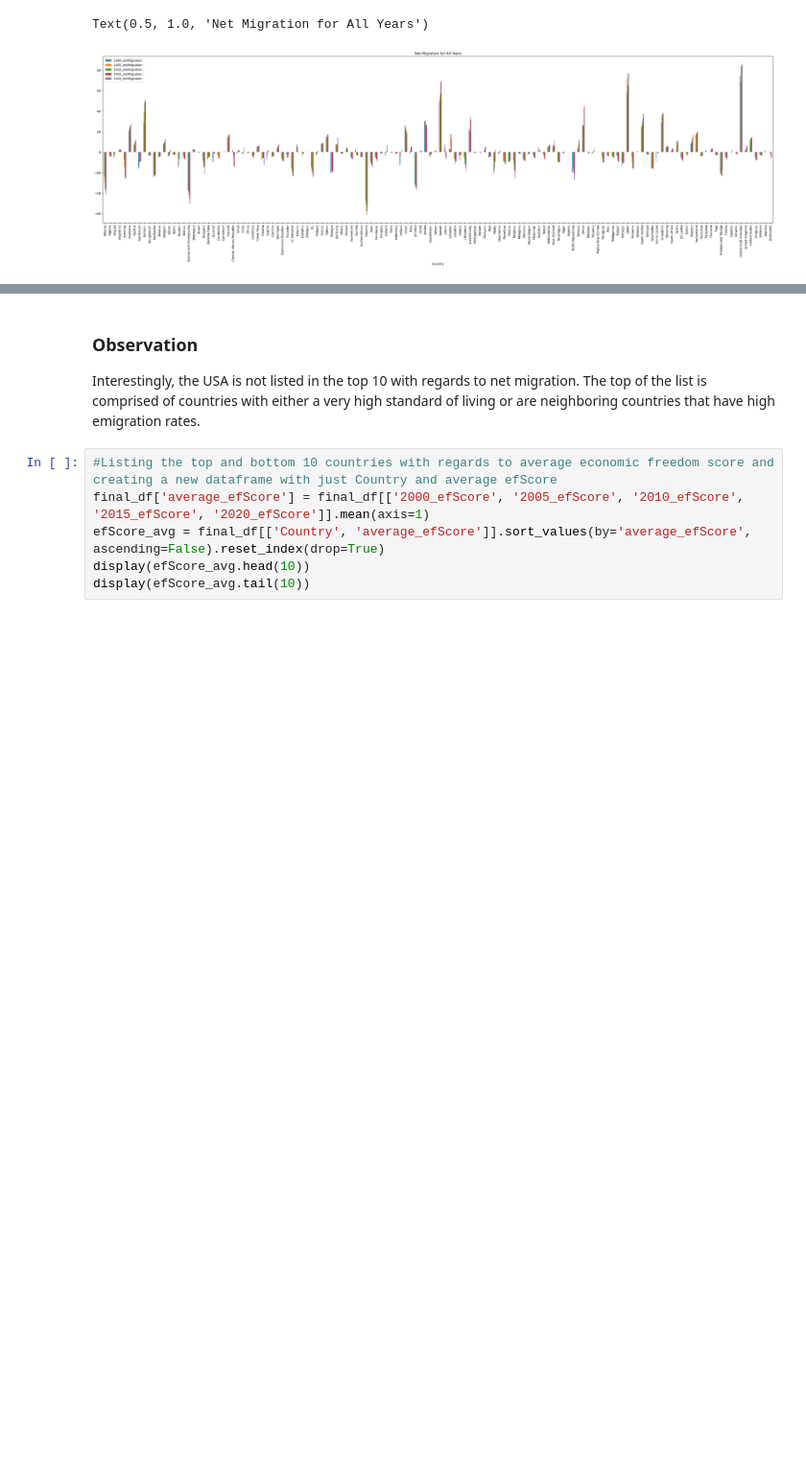
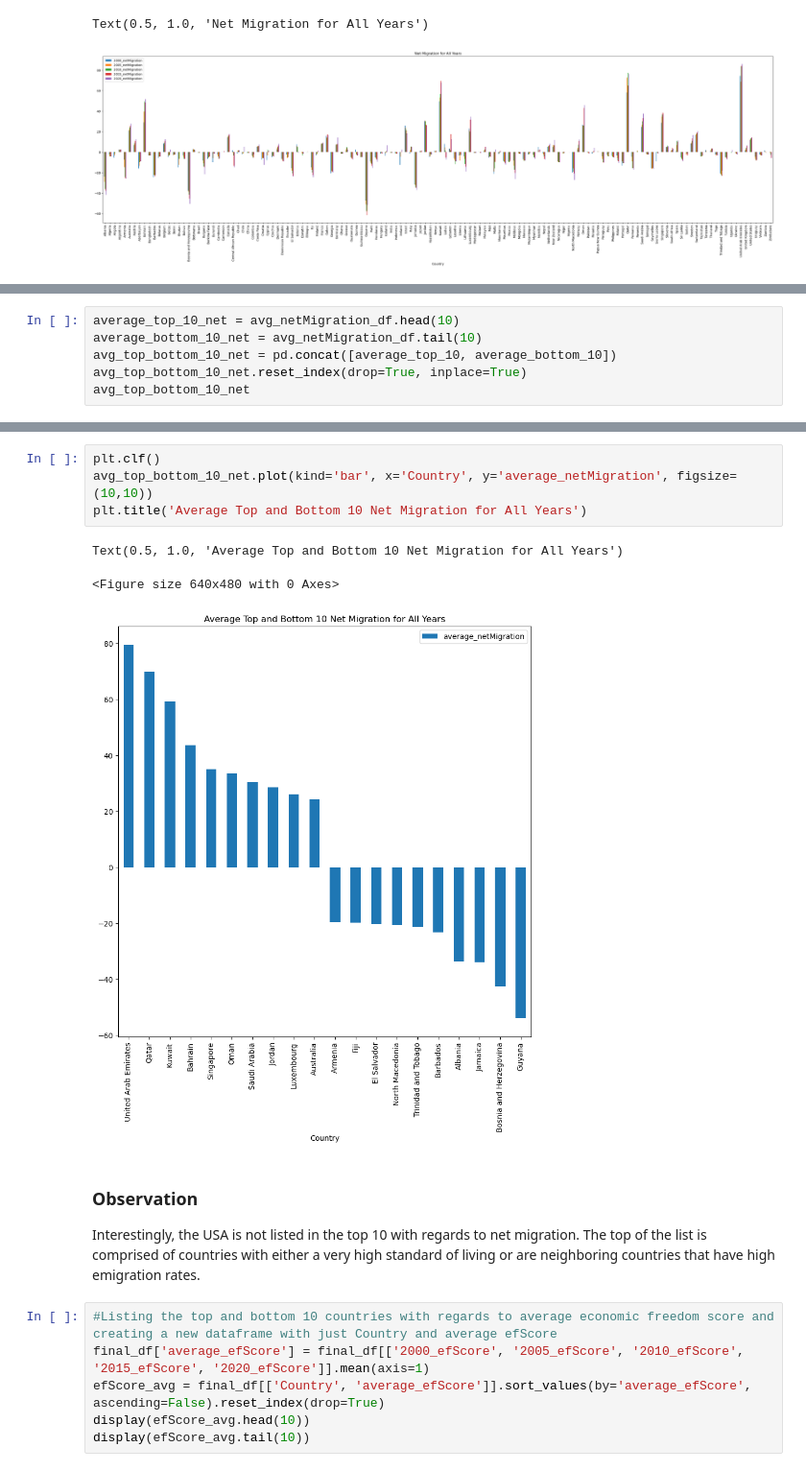
Before and after one commit to anshimathur/group-4-project-1, a Jupyter notebook: migration_economic_freedom_analysis.ipynb, the cells around one changed output, grey strips where cells are left out. Shown: that part at 96% size. Cells and saved outputs as stored; diff of their text form; blank space fills up the shorter version.

Commit message:
Added correlation over time graph and bar graphs of top migrations and efScores.

```diff
--- a/migration_economic_freedom_analysis.ipynb
+++ b/migration_economic_freedom_analysis.ipynb
@@ -545,3 +536,9 @@ display(avg_netMigration_df.tail(10))
 | 133 | Jamaica | -33.954026 |
 | 134 | Bosnia and Herzegovina | -42.674842 |
 | 135 | Guyana | -53.874935 |
+# %%
+average_top_10_net = avg_netMigration_df.head(10)
+average_bottom_10_net = avg_netMigration_df.tail(10)
+avg_top_bottom_10_net = pd.concat([average_top_10, average_bottom_10])
+avg_top_bottom_10_net.reset_index(drop=True, inplace=True)
+avg_top_bottom_10_net
@@ -548,3 +563,11 @@ display(avg_netMigration_df.tail(10))
+# %%
+plt.clf()
+avg_top_bottom_10_net.plot(kind='bar', x='Country', y='average_netMigration', figsize=(10,10))
+plt.title('Average Top and Bottom 10 Net Migration for All Years')
+# %% [output]
+Text(0.5, 1.0, 'Average Top and Bottom 10 Net Migration for All Years')
+<Figure size 640x480 with 0 Axes>
+[figure, added]
 # %% [markdown]
 ### Observation
 Interestingly, the USA is not listed in the top 10 with regards to net migration. The top of the list is comprised of countries with either a very high standard of living or are neighboring countries that have high emigration rates.
```
Also changed, not shown: parts of 14 cells of this notebook, 1 other file.
